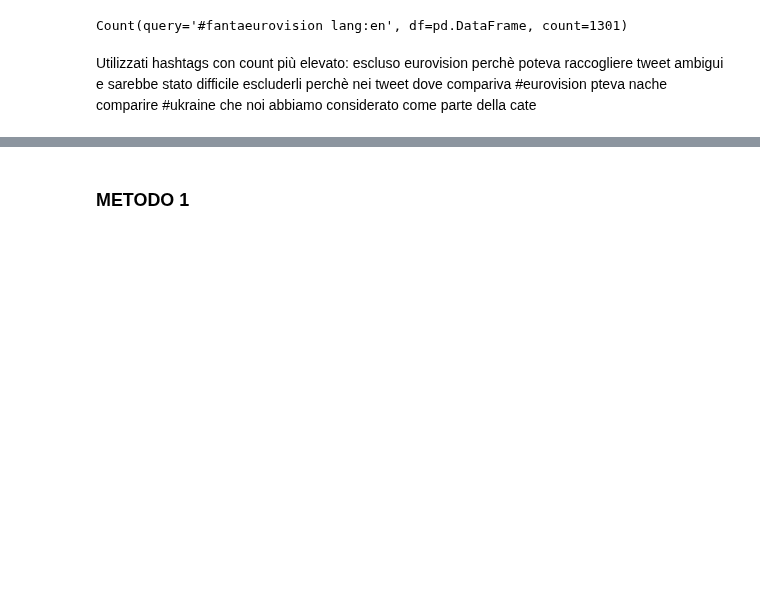
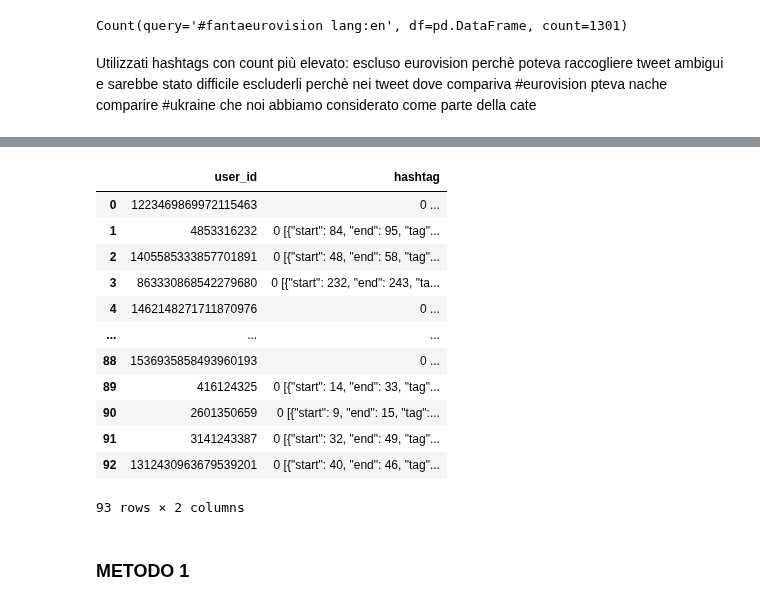
Before and after one commit to gatto/ds-network-analysis, a Jupyter notebook: py/dave starting.ipynb, the cells around one changed output, grey strips where cells are left out. Drawn from its saved outputs; the diff is of its cells as text; code cells hidden in the pictures; blank space fills up the shorter version.

```diff
--- a/py/dave starting.ipynb
+++ b/py/dave starting.ipynb
@@ -481,3 +487,5 @@ Reading secret from C:\Users\david\Documents\GitHub\ds-network-analysis\data\my_
+# %%
+m4.df["entities.hashtags"] = m4.df["entities.hashtags"].map(h.extract_tags)
 # %%
 #user
 user_id=m4.df['author_id']
@@ -488,3 +498,6 @@ hashtag_user=m4.df['author.entities.description.hashtags']
 tweet_id=m4.df["id"]
 hashtag_tweet=m4.df["entities.hashtags"]
 text=m4.df['text']
+# %%
+user_id=m4.df['author_id']
+print(user_id)
@@ -490,0 +517,5 @@ text=m4.df['text']
+# %%
+hashtag_for_user={}
+for e in user_id:
+    u=UserETL(e,pages=1)
+    hashtag_for_user[e]=u.df["entities.hashtags"]
@@ -491,2 +556,26 @@ text=m4.df['text']
+# %%
+user=[]
+hashtag=[]
+for k,v in hashtag_for_user.items():
+    user.append(k)
+    hashtag.append(v)
+# %%
+df_IDK1=pd.DataFrame({"user_id":user,
+                        "hashtag":hashtag})
+df_IDK1
+# %% [output]
+|  | user_id | hashtag |
+| 0 | 1223469869972115463 | 0 ... |
+| 1 | 4853316232 | 0 [{"start": 84, "end": 95, "tag"... |
+| 2 | 1405585333857701891 | 0 [{"start": 48, "end": 58, "tag"... |
+| 3 | 863330868542279680 | 0 [{"start": 232, "end": 243, "ta... |
+| 4 | 1462148271711870976 | 0 ... |
+| ... | ... | ... |
+| 88 | 1536935858493960193 | 0 ... |
+| 89 | 416124325 | 0 [{"start": 14, "end": 33, "tag"... |
+| 90 | 2601350659 | 0 [{"start": 9, "end": 15, "tag":... |
+| 91 | 3141243387 | 0 [{"start": 32, "end": 49, "tag"... |
+| 92 | 1312430963679539201 | 0 [{"start": 40, "end": 46, "tag"... |
+93 rows × 2 columns
 # %% [markdown]
 ### METODO 1
```
Also changed, not shown: parts of 21 cells of this notebook, 3 other files.
